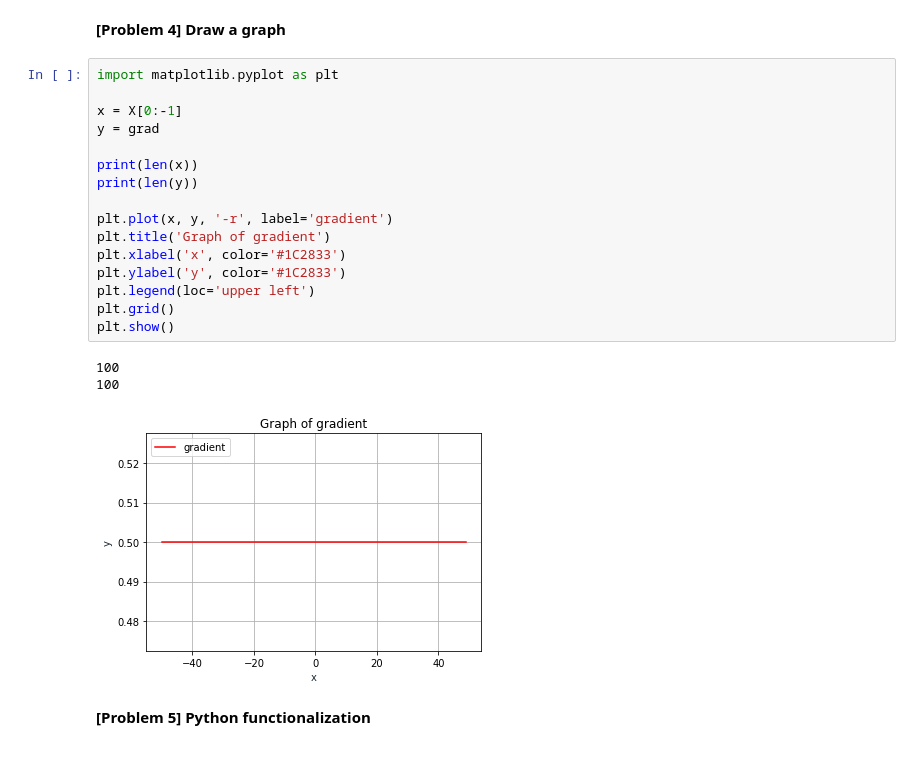
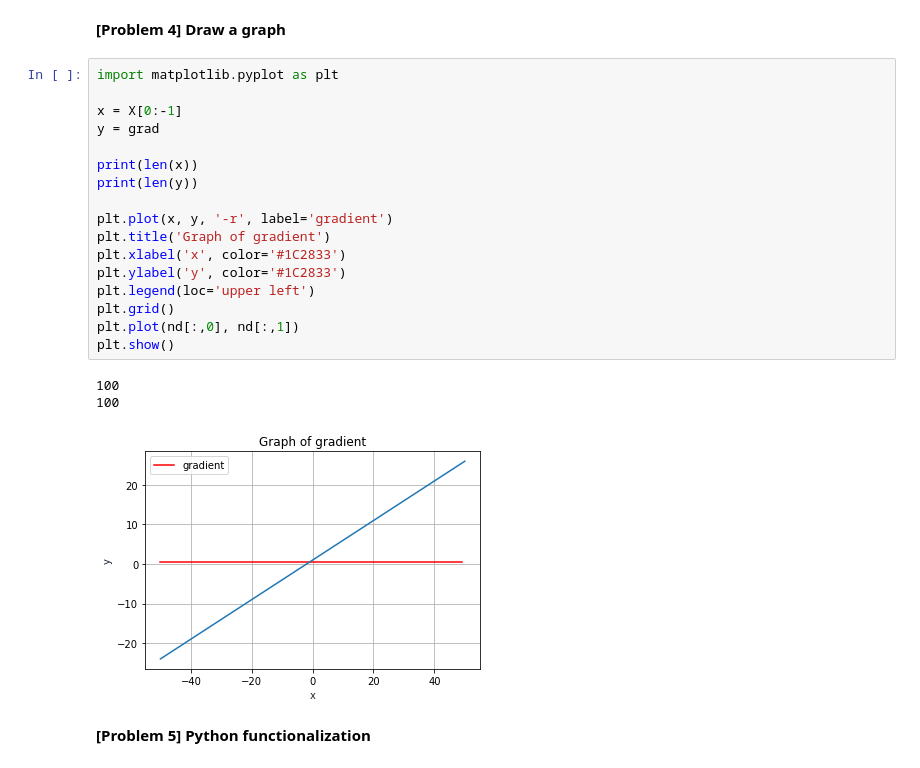
Before and after one commit to Enkhzol/diveintocode-ml, a Jupyter notebook: diver_class_assignment8_ML_preclass_gradient_problem.ipynb, the cells around one changed output. Saved outputs shown, nothing was run; the diff lists cells and outputs as text.

```diff
--- a/diver_class_assignment8_ML_preclass_gradient_problem.ipynb
+++ b/diver_class_assignment8_ML_preclass_gradient_problem.ipynb
@@ -81,23 +91,24 @@ print(grad)
 # %%
 import matplotlib.pyplot as plt
 
 x = X[0:-1]
 y = grad
 
 print(len(x))
 print(len(y))
 
 plt.plot(x, y, '-r', label='gradient')
 plt.title('Graph of gradient')
 plt.xlabel('x', color='#1C2833')
 plt.ylabel('y', color='#1C2833')
 plt.legend(loc='upper left')
 plt.grid()
+plt.plot(nd[:,0], nd[:,1])
 plt.show()
 # %% [output]
 100
 100
-[figure, old version]
+[figure, new version]
 # %% [markdown]
 **[Problem 5] Python functionalization**
 # %%
```
Also changed, not shown: parts of 4 cells of this notebook.
